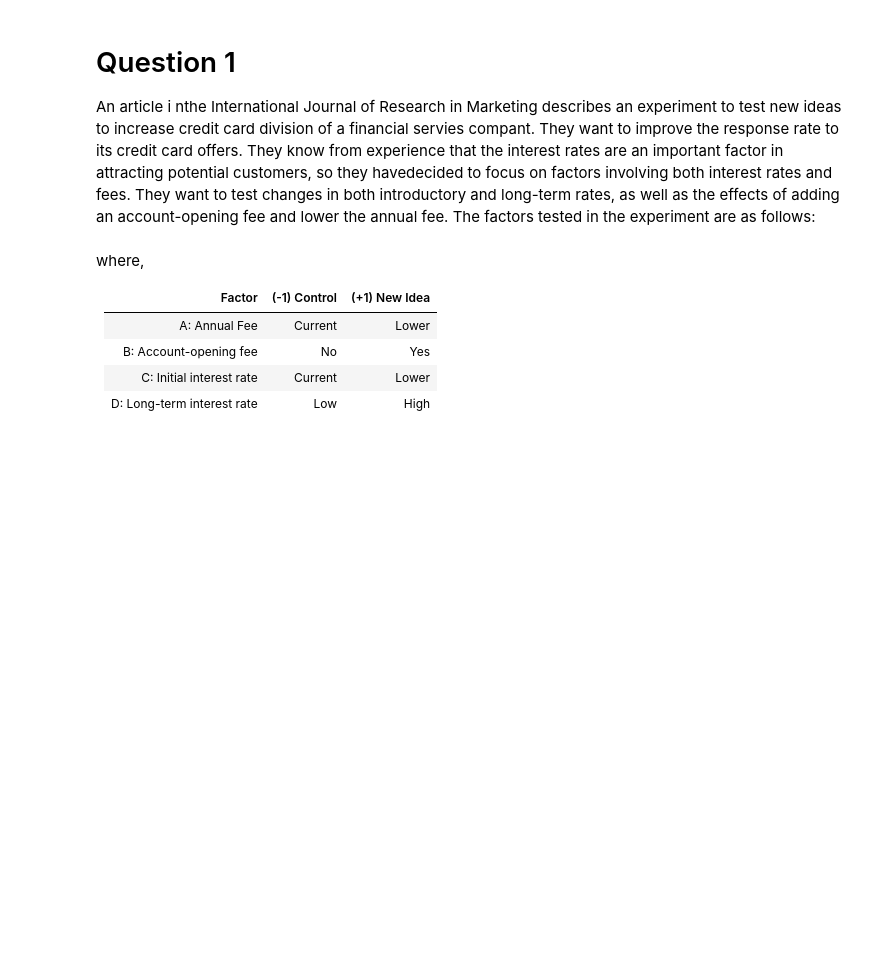
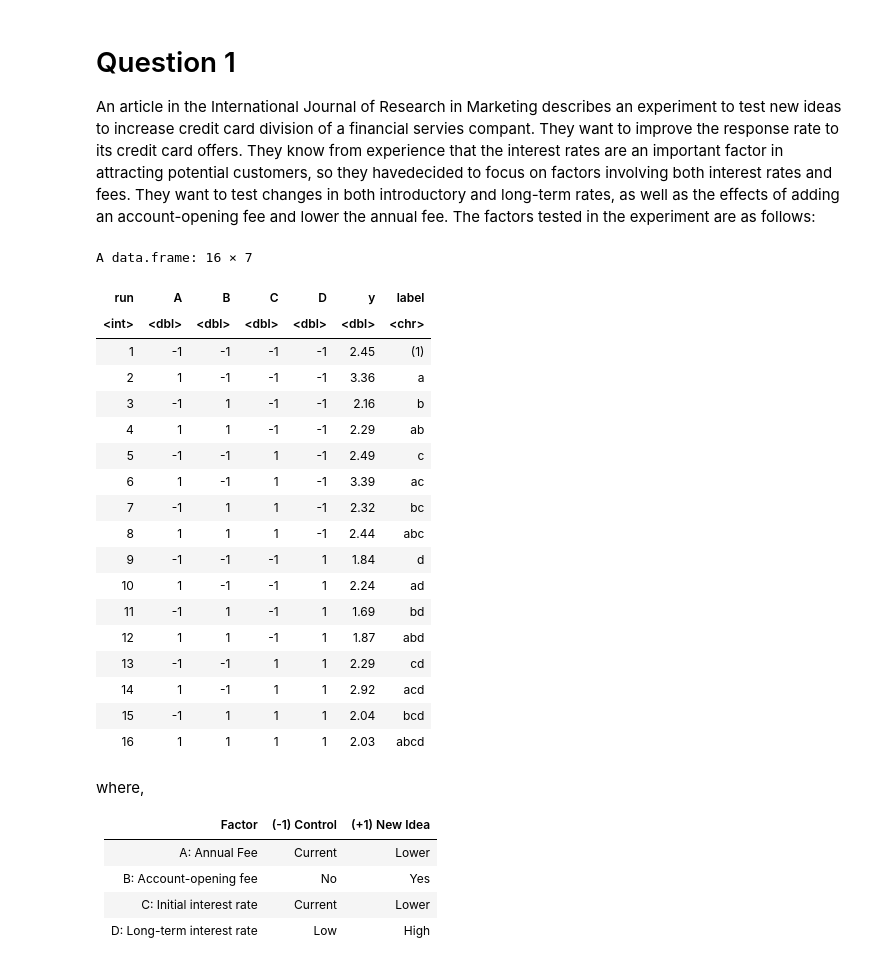
Before and after one commit to AlexWiigs/Code, a Jupyter notebook: STAT 558/558_A3/558_A3_Q1.ipynb, the cells around one changed output. Saved outputs shown, nothing was run; the diff lists cells and outputs as text; code cells hidden in the pictures; blank space fills up the shorter version.

```diff
--- a/STAT 558/558_A3/558_A3_Q1.ipynb
+++ b/STAT 558/558_A3/558_A3_Q1.ipynb
@@ -1,16 +1,40 @@
 # %% [markdown]
 # Question 1
 
-An article i nthe International Journal of Research in Marketing describes an experiment to test new ideas to increase credit card division of a financial servies compant. They want to improve the response rate to its credit card offers. They know from experience that the interest rates are an important factor in attracting potential customers, so they havedecided to focus on factors involving both interest rates and fees. They want to test changes in both introductory and long-term rates, as well as the effects of adding an account-opening fee and lower the annual fee. The factors tested in the experiment are as follows:
+An article in the International Journal of Research in Marketing describes an experiment to test new ideas to increase credit card division of a financial servies compant. They want to improve the response rate to its credit card offers. They know from experience that the interest rates are an important factor in attracting potential customers, so they havedecided to focus on factors involving both interest rates and fees. They want to test changes in both introductory and long-term rates, as well as the effects of adding an account-opening fee and lower the annual fee. The factors tested in the experiment are as follows:
 # %%
+# require("conf.design")
+library(dplyr)
 run <- 1:16
-A <- factor(c(-1, 1, -1, 1, -1, 1, -1, 1, -1, 1, -1, 1, -1, 1, -1, 1))
-B <- factor(c(-1, -1, 1, 1, -1, -1, 1, 1, -1, -1, 1, 1, -1, -1, 1, 1))
-C <- factor(c(-1, -1, -1, -1, 1, 1, 1, 1, -1, -1, -1, -1, 1, 1, 1, 1))
-D <- factor(c(-1, -1, -1, -1, -1, -1, -1, -1, 1, 1, 1, 1, 1, 1, 1, 1))
-y <- c(2.45, 3.36, 2.16, 2.29, 2.49, 3.39, 2.32, 2.44, 1.84, 2.24, 1.69, 1.87, 2.29, 2.92, 2.04, 2.03)
+A <- rep(c(-1, 1), 8)
+B <- rep(c(-1, -1, 1, 1), 4)
+C <- rep(c(-1, -1, -1, -1, 1, 1, 1, 1), 2)
+D <- c(-1, -1, -1, -1, -1, -1, -1, -1, 1, 1, 1, 1, 1, 1, 1, 1)
+y <- c(2.45, 3.36, 2.16, 2.29, 2.49, 3.39, 2.32, 2.44,
+       1.84, 2.24, 1.69, 1.87, 2.29, 2.92, 2.04, 2.03)
 label <- c("(1)", "a", "b", "ab", "c", "ac", "bc", "abc", "d", "ad", "bd", "abd", "cd", "acd", "bcd", "abcd")
 data <- data.frame(run, A, B, C, D, y, label)
+data
+# %% [output]
+A data.frame: 16 × 7
+| run | A | B | C | D | y | label |
+| <int> | <dbl> | <dbl> | <dbl> | <dbl> | <dbl> | <chr> |
+| 1 | -1 | -1 | -1 | -1 | 2.45 | (1) |
+| 2 | 1 | -1 | -1 | -1 | 3.36 | a |
+| 3 | -1 | 1 | -1 | -1 | 2.16 | b |
+| 4 | 1 | 1 | -1 | -1 | 2.29 | ab |
+| 5 | -1 | -1 | 1 | -1 | 2.49 | c |
+| 6 | 1 | -1 | 1 | -1 | 3.39 | ac |
+| 7 | -1 | 1 | 1 | -1 | 2.32 | bc |
+| 8 | 1 | 1 | 1 | -1 | 2.44 | abc |
+| 9 | -1 | -1 | -1 | 1 | 1.84 | d |
+| 10 | 1 | -1 | -1 | 1 | 2.24 | ad |
+| 11 | -1 | 1 | -1 | 1 | 1.69 | bd |
+| 12 | 1 | 1 | -1 | 1 | 1.87 | abd |
+| 13 | -1 | -1 | 1 | 1 | 2.29 | cd |
+| 14 | 1 | -1 | 1 | 1 | 2.92 | acd |
+| 15 | -1 | 1 | 1 | 1 | 2.04 | bcd |
+| 16 | 1 | 1 | 1 | 1 | 2.03 | abcd |
 # %% [markdown]
 where,
 
```
Also changed, not shown: parts of 20 cells of this notebook, 20 other files.
